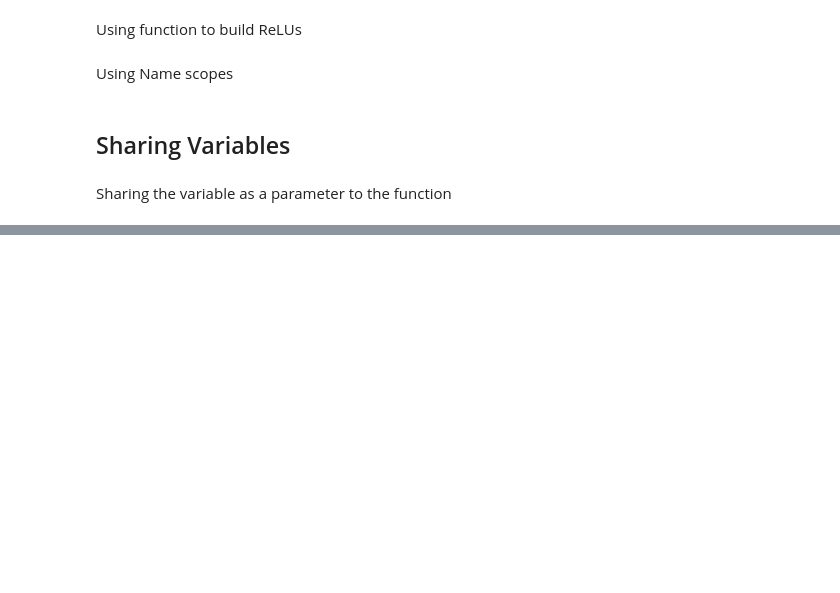
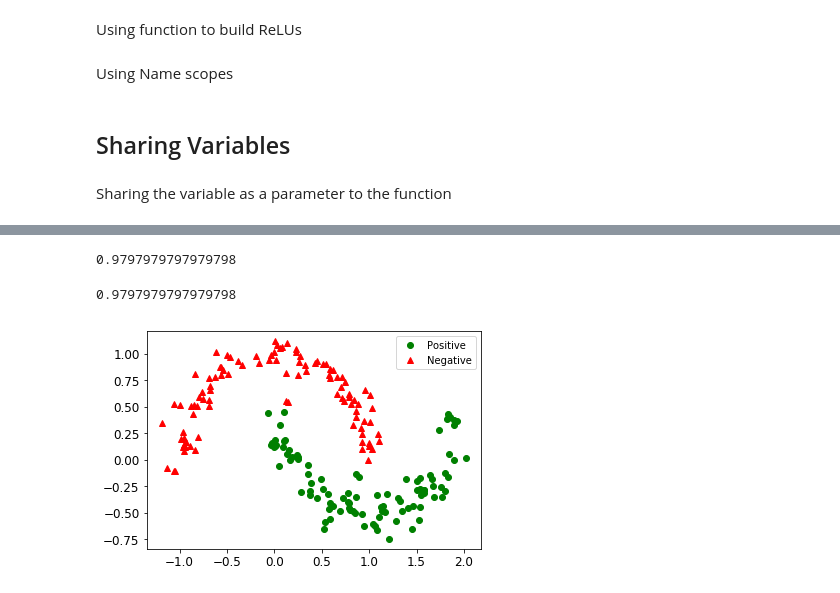
Before and after one commit to SiddalingeshaDS/ML-Practice, a Jupyter notebook: Tensorflow.ipynb, the cells around one changed output, grey strips where cells are left out. Drawn from its saved outputs; the diff is of its cells as text; code cells hidden in the pictures; blank space fills up the shorter version.

```diff
--- a/Tensorflow.ipynb
+++ b/Tensorflow.ipynb
@@ -918,0 +1131,34 @@ file_writer.close()
+# %%
+n_epochs = 10001
+batch_size = 50
+n_batches = int(np.ceil(m / batch_size))
+
+checkpoint_path = "tmp/my_logreg_model.ckpt"
+checkpoint_epoch_path = checkpoint_path + ".epoch"
+final_model_path = "./my_logreg_model"
+
+with tf.Session() as sess:
+    if os.path.isfile(checkpoint_epoch_path):
+        with open(checkpoint_epoch_path, 'rb') as f:
+            start_epoch = int(f.read())
+        print("Training was interrupted. Continuing at epoch", start_epoch)
+        saver.restore(sess, checkpoint_path)
+    else:
+        start_epoch = 0
+        sess.run(init)
+
+    for epoch in range(start_epoch, n_epochs):
+        for batch_index in range(n_batches):
+            X_batch, y_batch = random_batch(X_train_enhanced, y_train, batch_size)
+            sess.run(training_op, feed_dict={X: X_batch, y: y_batch})
+        loss_val, summary_str = sess.run([loss, loss_summary], feed_dict={X: X_test_enhanced, y: y_test})
+        file_writer.add_summary(summary_str, epoch)
+        if epoch % 500 == 0:
+            print("Epoch:", epoch, "\tLoss:", loss_val)
+            saver.save(sess, checkpoint_path)
+            with open(checkpoint_epoch_path, 'wb') as f:
+                f.write(b"%d" % (epoch + 1))
+
+    saver.save(sess, final_model_path)
+    y_proba_val = y_proba.eval(feed_dict={X: X_test_enhanced, y: y_test})
+    os.remove(checkpoint_epoch_path)
@@ -918,0 +1185,18 @@ file_writer.close()
+# %%
+y_pred = (y_proba_val >= 0.5)
+# %%
+precision_score(y_test, y_pred)
+# %% [output]
+0.9797979797979798
+# %%
+recall_score(y_test, y_pred)
+# %% [output]
+0.9797979797979798
+# %%
+y_pred_idx = y_pred.reshape(-1)
+plt.plot(X_test[y_pred_idx, 1], X_test[y_pred_idx, 2], 'go', label="Positive")
+plt.plot(X_test[~y_pred_idx, 1], X_test[~y_pred_idx, 2], 'r^', label="Negative")
+plt.legend()
+plt.show()
+# %% [output]
+[figure, added]
```
Also changed, not shown: parts of 30 cells of this notebook.
